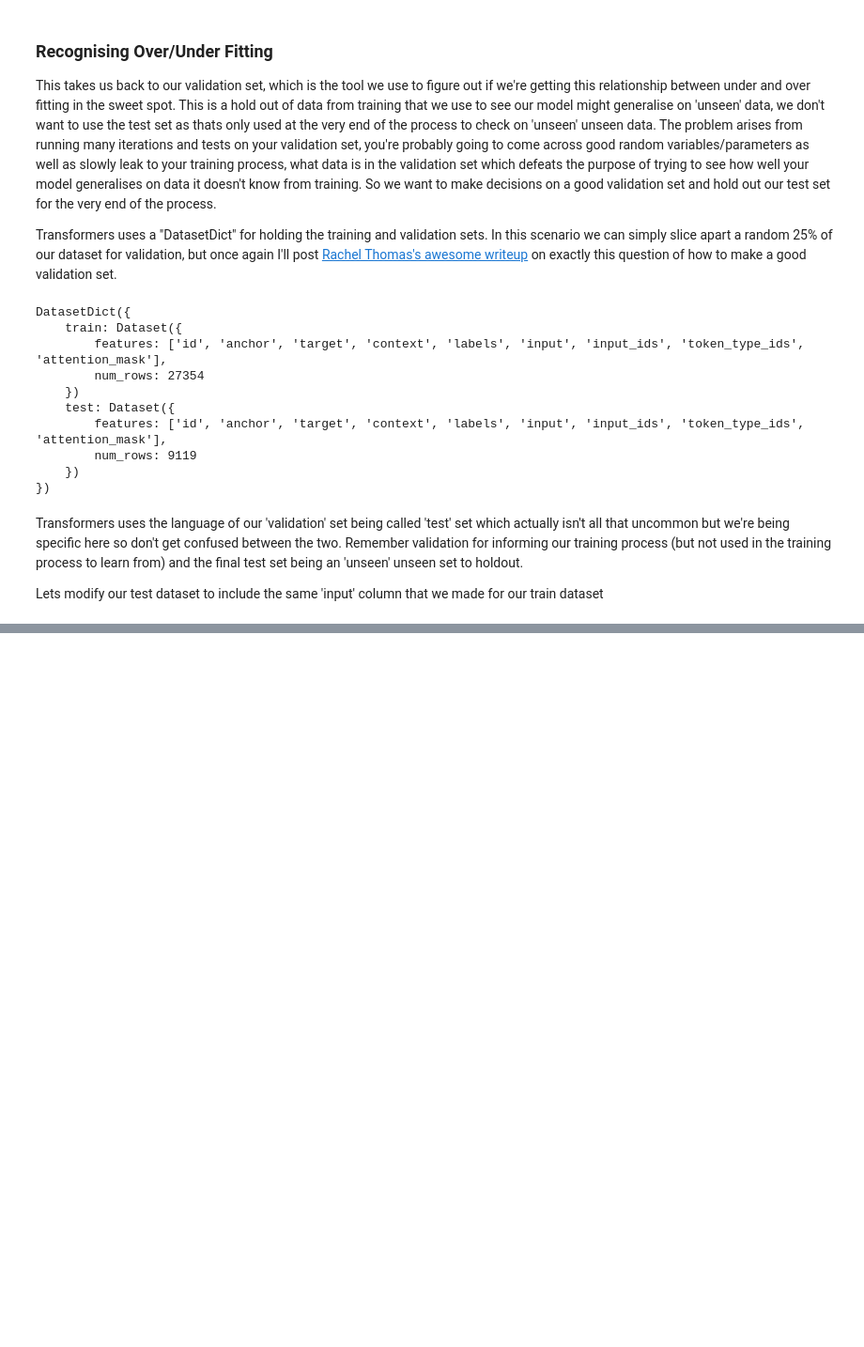
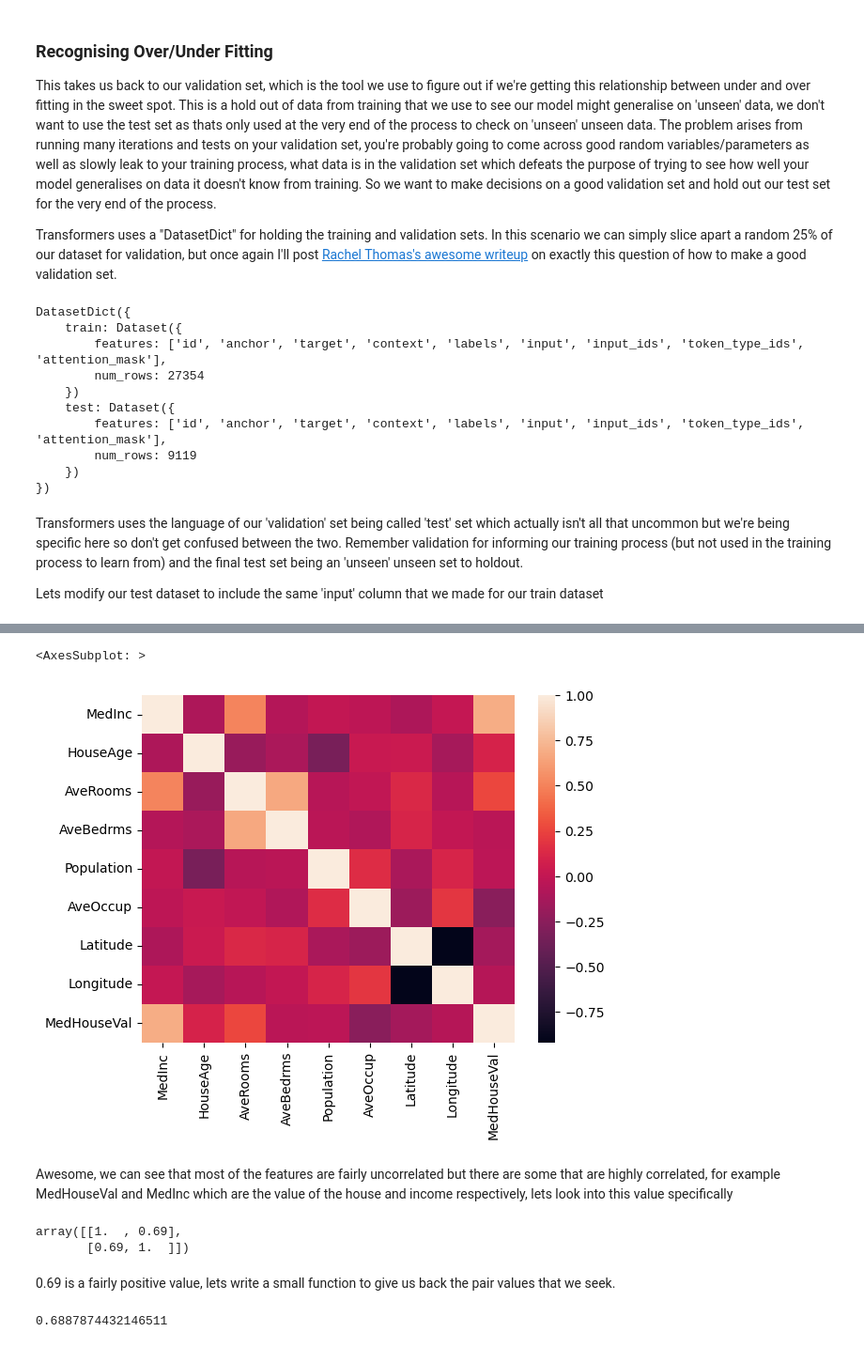
Before and after one commit to nglillywhite/blog, a Jupyter notebook: posts/2023-01-08-Fastai Chapter 4.ipynb, the cells around one changed output, grey strips where cells are left out. Shown at 94% size. Cells and saved outputs as stored; diff of their text form; code cells hidden in the pictures; blank space fills up the shorter version.

```diff
--- a/posts/2023-01-08-Fastai Chapter 4.ipynb
+++ b/posts/2023-01-08-Fastai Chapter 4.ipynb
@@ -331,0 +386,23 @@ evaluation_ds = Dataset.from_pandas(evaluation_df).map(tokenise_function,batched
+# %%
+import seaborn as sns
+
+corr = housing.corr()
+sns.heatmap(corr)
+# %% [output]
+<AxesSubplot: >
+[figure, added]
+# %% [markdown]
+Awesome, we can see that most of the features are fairly uncorrelated but there are some that are highly correlated, for example MedHouseVal and MedInc which are the value of the house and income respectively, lets look into this value specifically
+# %%
+np.corrcoef(housing.MedInc, housing.MedHouseVal)
+# %% [output]
+array([[1.  , 0.69],
+       [0.69, 1.  ]])
+# %% [markdown]
+0.69 is a fairly positive value, lets write a small function to give us back the pair values that we seek.
+# %%
+def correlation(x,y): return np.corrcoef(x,y)[0][1]
+
+correlation(housing.MedInc, housing.MedHouseVal)
+# %% [output]
+0.6887874432146511
```
Also changed, not shown: parts of 86 cells of this notebook, 3 other files.
